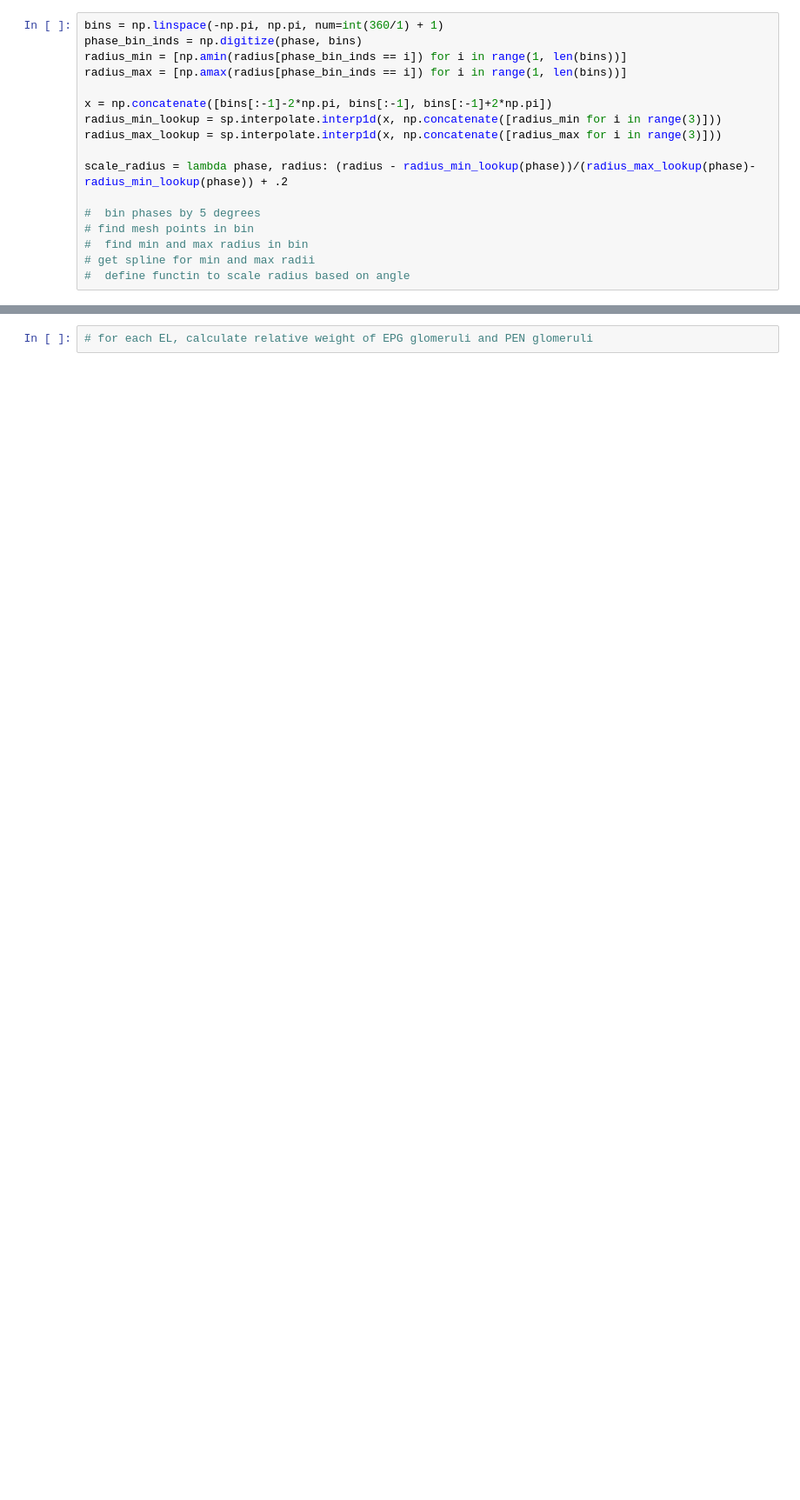
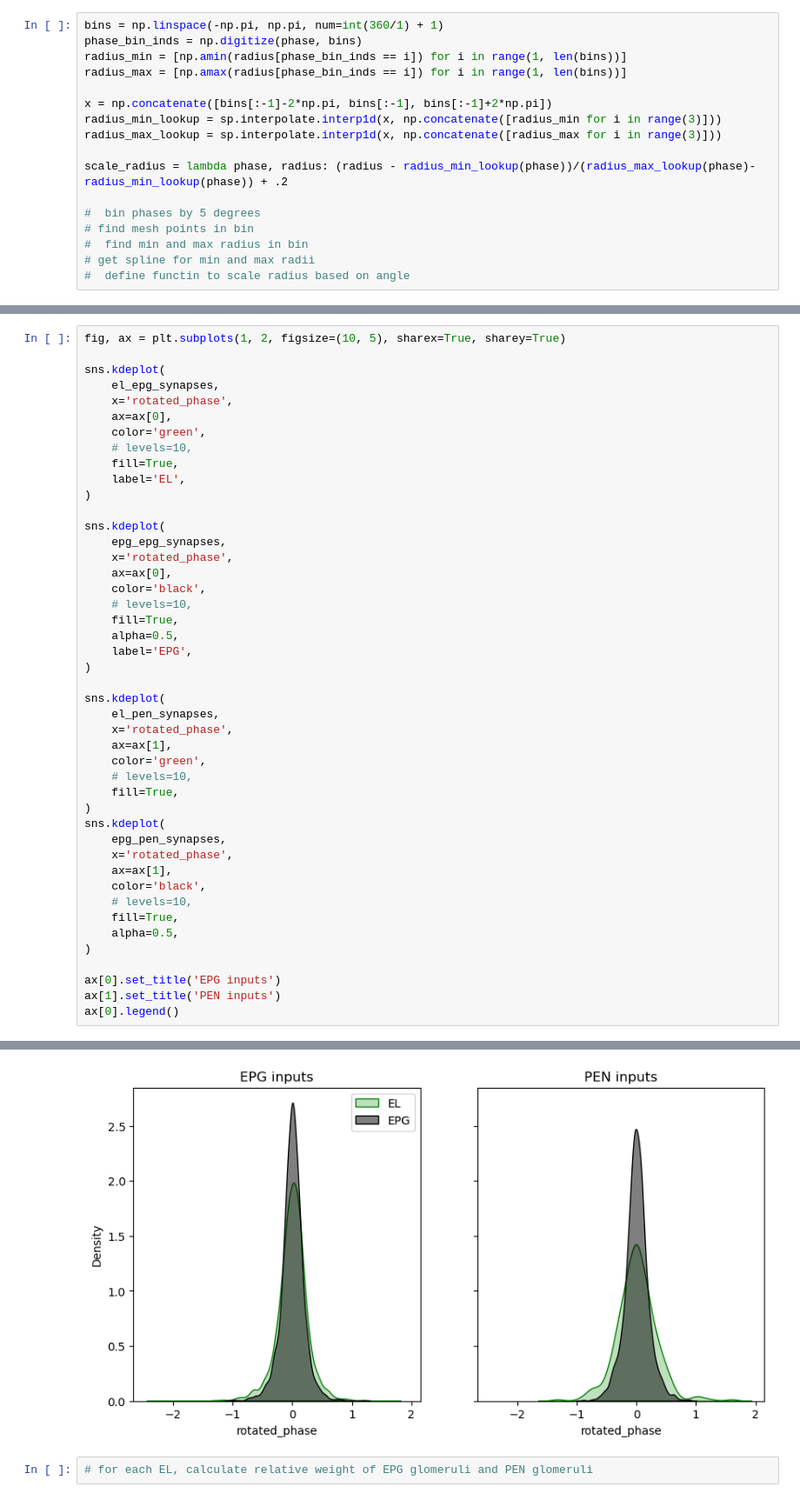
Before and after one commit to yfisher-lab/NeuromodPlasticity, a Jupyter notebook: Notebooks/connectomics_analysis/EL_synaptic_partners_plots.ipynb, the cells around one changed output, grey strips where cells are left out. Shown at 87% size. Cells and saved outputs as stored; diff of their text form; blank space fills up the shorter version.

```diff
--- a/Notebooks/connectomics_analysis/EL_synaptic_partners_plots.ipynb
+++ b/Notebooks/connectomics_analysis/EL_synaptic_partners_plots.ipynb
@@ -411,0 +522,46 @@ for i, el in els_df.iloc[:].iterrows():
+# %%
+fig, ax = plt.subplots(1, 2, figsize=(10, 5), sharex=True, sharey=True)
+
+sns.kdeplot(
+    el_epg_synapses,
+    x='rotated_phase',
+    ax=ax[0],
+    color='green',
+    # levels=10,
+    fill=True,
+    label='EL',
+)
+
+sns.kdeplot(
+    epg_epg_synapses,
+    x='rotated_phase',
+    ax=ax[0],
+    color='black',
+    # levels=10,
+    fill=True,
+    alpha=0.5,
+    label='EPG',
+)
+
+sns.kdeplot(
+    el_pen_synapses,
+    x='rotated_phase',
+    ax=ax[1],
+    color='green',
+    # levels=10,
+    fill=True,
+)
+sns.kdeplot(
+    epg_pen_synapses,
+    x='rotated_phase',
+    ax=ax[1],
+    color='black',
+    # levels=10,
+    fill=True,
+    alpha=0.5,
+)
+
+ax[0].set_title('EPG inputs')
+ax[1].set_title('PEN inputs')
+ax[0].legend()
+# %% [output]
@@ -412,2 +569,3 @@ for i, el in els_df.iloc[:].iterrows():
+[figure, added]
 # %%
 # for each EL, calculate relative weight of EPG glomeruli and PEN glomeruli
```
Also changed, not shown: parts of 6 cells of this notebook.
